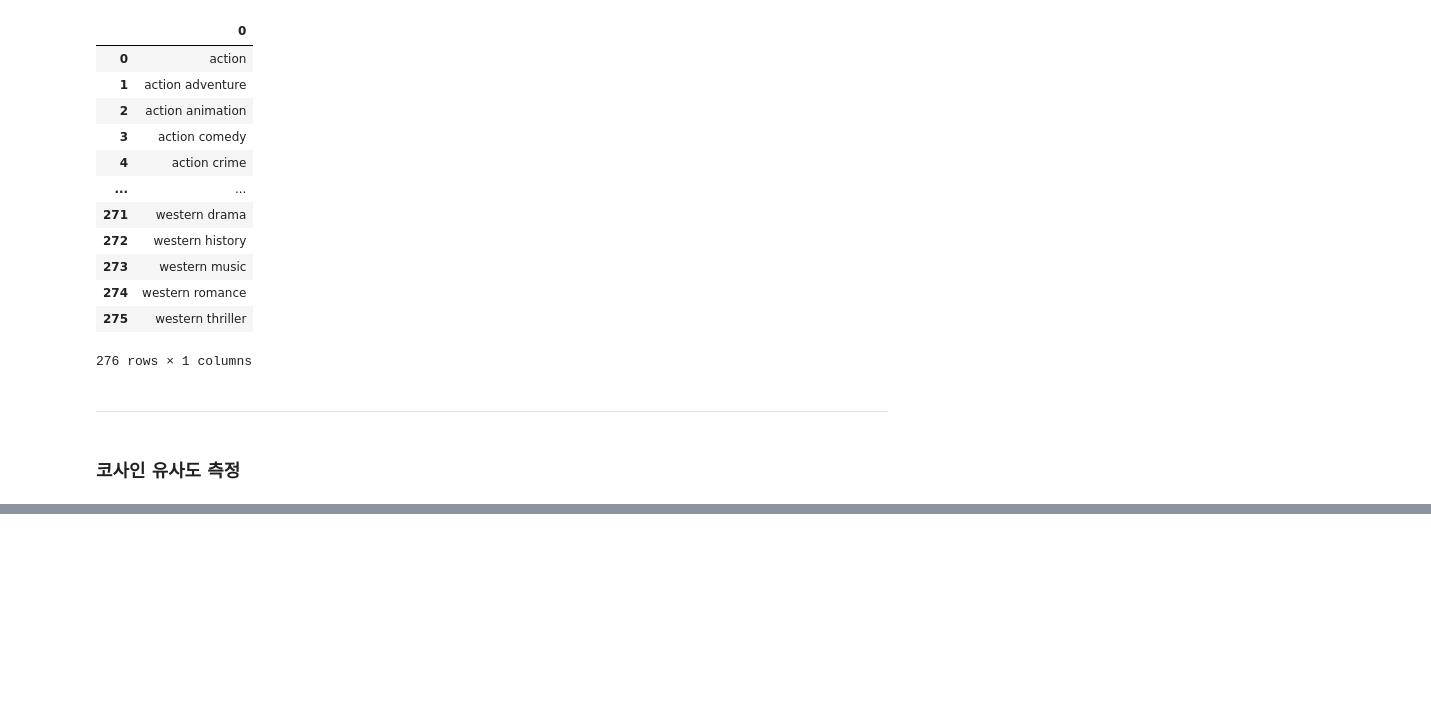
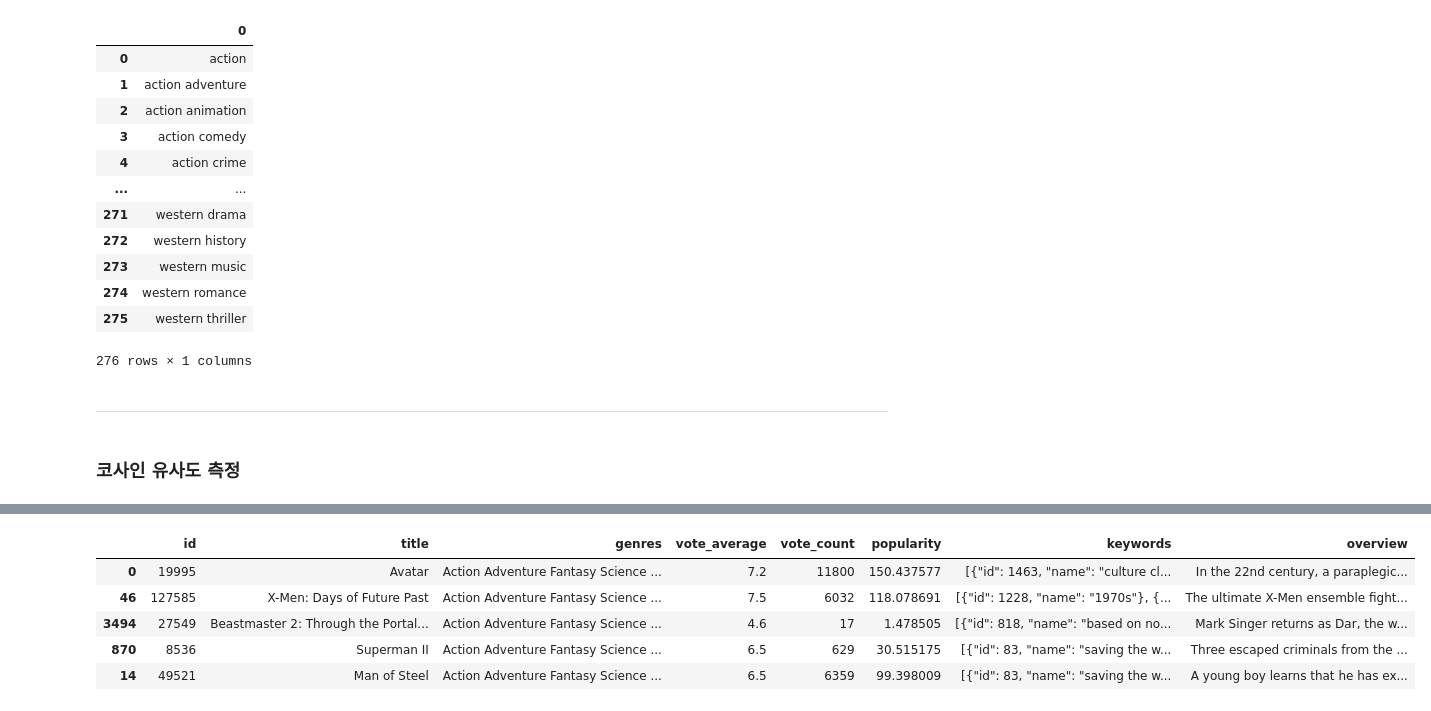
Before and after one commit to yugyeongh/encore_skn11, a Jupyter notebook: 05_ml-workspace/10_recommendation/01_content_based_filtering.ipynb, the cells around one changed output, grey strips where cells are left out. Saved outputs shown, nothing was run; the diff lists cells and outputs as text; code cells hidden in the pictures; blank space fills up the shorter version.

Commit message:
machine learning: cosine similarity

```diff
--- a/05_ml-workspace/10_recommendation/01_content_based_filtering.ipynb
+++ b/05_ml-workspace/10_recommendation/01_content_based_filtering.ipynb
@@ -171,0 +176,6 @@ genres_vec_vocab
+# %%
+from sklearn.metrics.pairwise import cosine_similarity  # 코사인 유사도
+
+genres_sim = cosine_similarity(genres_vec, genres_vec)
+print(genres_sim.shape)
+print(genres_sim[:2])                                   # 👉 genres_sim: 유사도 값을 저장하는 행렬
@@ -171,0 +186,3 @@ genres_vec_vocab
+# %%
+movie_idx_by_genres_sim = genres_sim.argsort(axis=1)[:, ::-1]   # argsort: 오름차순 # 행은 전체, 열은 뒤집어서 가져오기
+movie_idx_by_genres_sim                                         # 👉 movie_idx_by_genres_sim: 유사도가 높은 영화의 인덱스를 정렬한 행렬
@@ -171,0 +197,21 @@ genres_vec_vocab
+# %%
+def recommend_movie_by_genres(movie_title, top_n=10):
+
+    movie = movie_df[movie_df['title'] == movie_title]
+    if movie.empty:
+        return '없는 영화입니다.'
+
+    movie_idx = movie.index         # list
+
+    topn_movie_idx = movie_idx_by_genres_sim[movie_idx, :top_n]         # 행: 내가 입력해준 영화를 찾고, 열: topn개만큼 끊어서 가져옴
+    topn_movie_idx = topn_movie_idx.reshape(-1)                         # reshape: 1차원 형태가 되어야 하기 때문에 차원 변경
+    return movie_df.iloc[topn_movie_idx]
+# %%
+recommend_movie_by_genres('Avatar', top_n=5)         # Avatar와 유사한 영화를 추천해줌
+# %% [output]
+|  | id | title | genres | vote_average | vote_count | popularity | keywords | overview |
+| 0 | 19995 | Avatar | Action Adventure Fantasy Science ... | 7.2 | 11800 | 150.437577 | [{"id": 1463, "name": "culture cl... | In the 22nd century, a paraplegic... |
+| 46 | 127585 | X-Men: Days of Future Past | Action Adventure Fantasy Science ... | 7.5 | 6032 | 118.078691 | [{"id": 1228, "name": "1970s"}, {... | The ultimate X-Men ensemble fight... |
+| 3494 | 27549 | Beastmaster 2: Through the Portal... | Action Adventure Fantasy Science ... | 4.6 | 17 | 1.478505 | [{"id": 818, "name": "based on no... | Mark Singer returns as Dar, the w... |
+| 870 | 8536 | Superman II | Action Adventure Fantasy Science ... | 6.5 | 629 | 30.515175 | [{"id": 83, "name": "saving the w... | Three escaped criminals from the ... |
+| 14 | 49521 | Man of Steel | Action Adventure Fantasy Science ... | 6.5 | 6359 | 99.398009 | [{"id": 83, "name": "saving the w... | A young boy learns that he has ex... |
```
Also changed, not shown: parts of 12 cells of this notebook.
